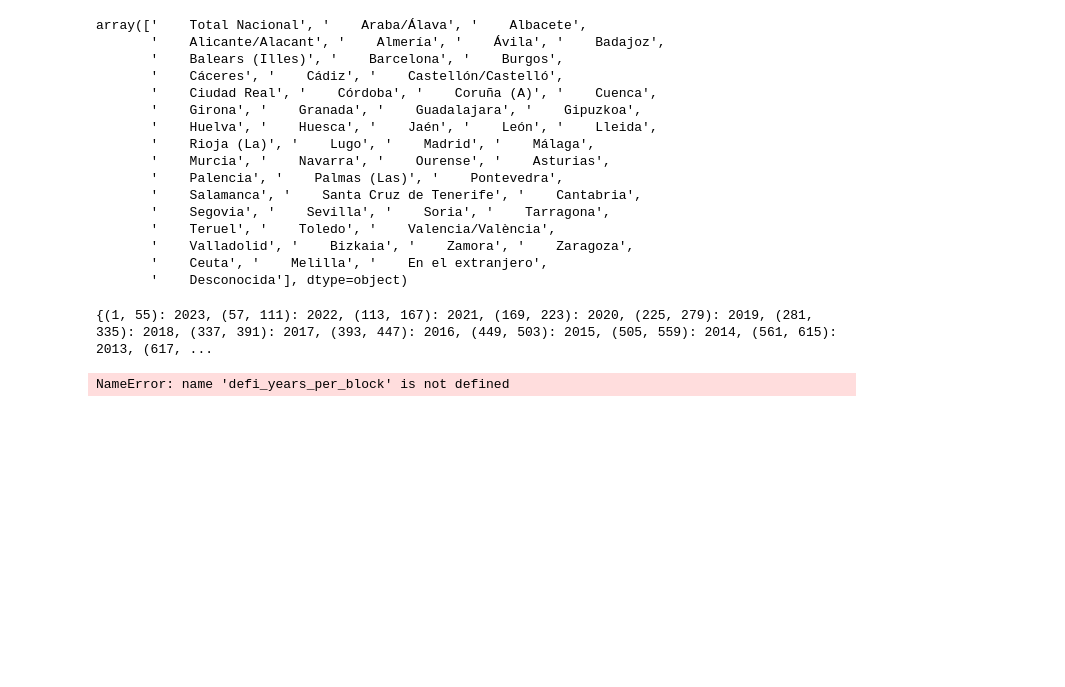
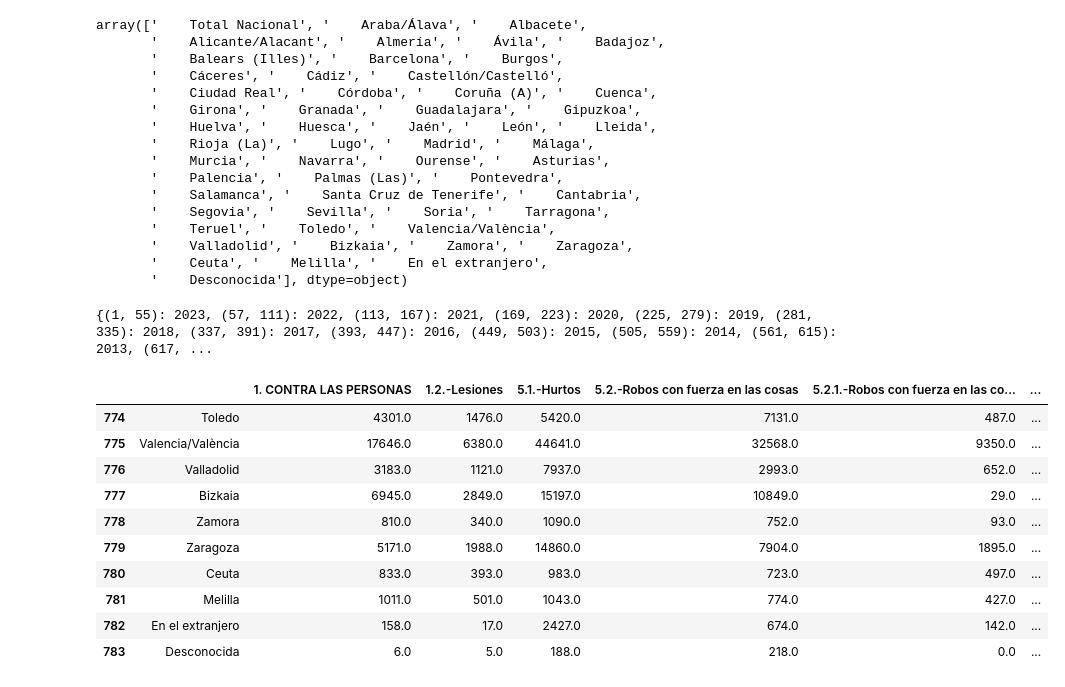
Before and after one commit to LuisHRF/Home-Insurance-Study-Project, a Jupyter notebook: main.ipynb, the cells around one changed output. Drawn from its saved outputs; the diff is of its cells as text; code cells hidden in the pictures; blank space fills up the shorter version.

```diff
--- a/main.ipynb
+++ b/main.ipynb
@@ -83,23 +77,33 @@ print(year_ranges)
 # %%
 year_range = {
     (1, 55): 2023,
     (57, 111): 2022,
     (113, 167): 2021,
     (169, 223): 2020,
     (225, 279): 2019,
     (281, 335): 2018,
     (337, 391): 2017,
     (393, 447): 2016,
     (449, 503): 2015,
     (505, 559): 2014,
     (561, 615): 2013,
     (617, 671): 2012,
     (673, 727): 2011,
-    (729, 781): 2010
+    (729, 783): 2010
 }
 
 data_clean_years = defi_years_per_block(data_clean, year_range)
 
-data_clean_years.head(10)
+data_clean_years.tail(10)
 # %% [output]
-NameError: name 'defi_years_per_block' is not defined
+|  |  | 1. CONTRA LAS PERSONAS | 1.2.-Lesiones | 5.1.-Hurtos | 5.2.-Robos con fuerza en las cosas | 5.2.1.-Robos con fuerza en las co... | ... |
+| 774 | Toledo | 4301.0 | 1476.0 | 5420.0 | 7131.0 | 487.0 | ... |
+| 775 | Valencia/València | 17646.0 | 6380.0 | 44641.0 | 32568.0 | 9350.0 | ... |
+| 776 | Valladolid | 3183.0 | 1121.0 | 7937.0 | 2993.0 | 652.0 | ... |
+| 777 | Bizkaia | 6945.0 | 2849.0 | 15197.0 | 10849.0 | 29.0 | ... |
+| 778 | Zamora | 810.0 | 340.0 | 1090.0 | 752.0 | 93.0 | ... |
+| 779 | Zaragoza | 5171.0 | 1988.0 | 14860.0 | 7904.0 | 1895.0 | ... |
+| 780 | Ceuta | 833.0 | 393.0 | 983.0 | 723.0 | 497.0 | ... |
+| 781 | Melilla | 1011.0 | 501.0 | 1043.0 | 774.0 | 427.0 | ... |
+| 782 | En el extranjero | 158.0 | 17.0 | 2427.0 | 674.0 | 142.0 | ... |
+| 783 | Desconocida | 6.0 | 5.0 | 188.0 | 218.0 | 0.0 | ... |
```
Also changed, not shown: parts of 3 cells of this notebook.
